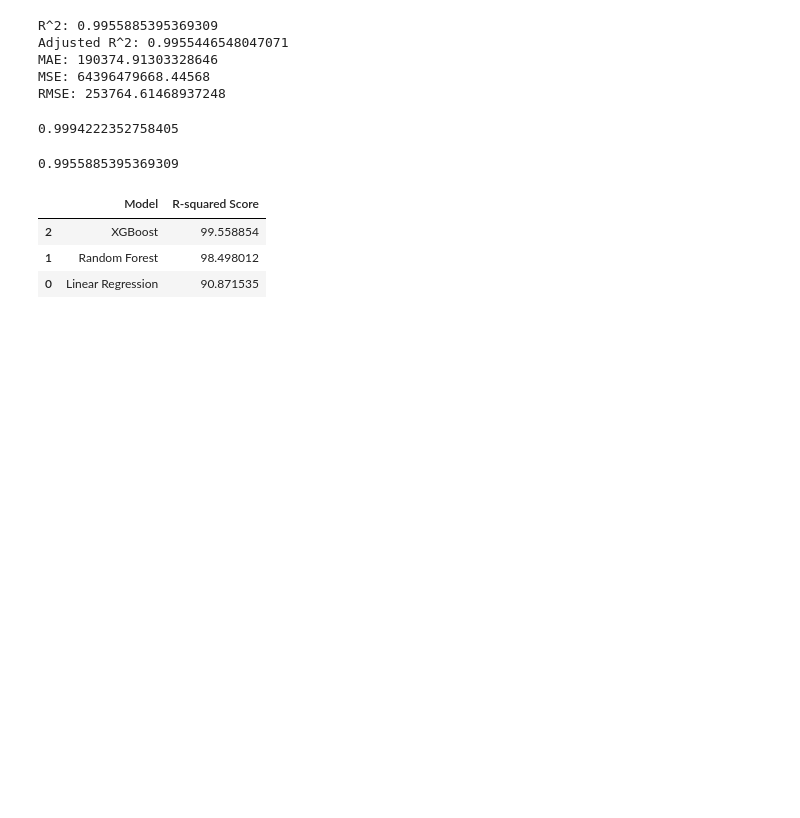
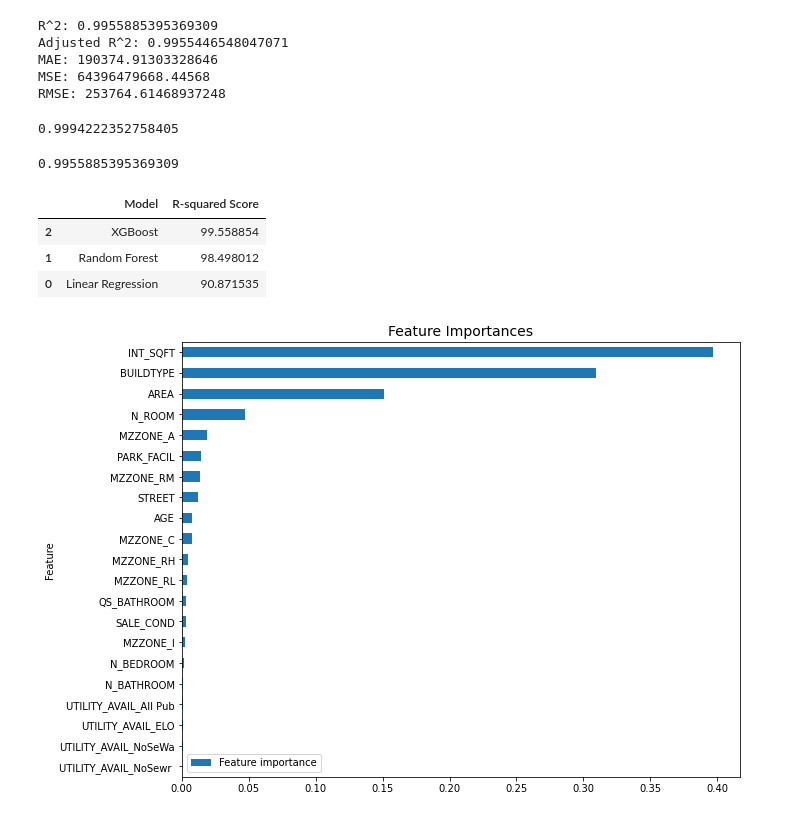
Before and after one commit to Harish-aditya/House-price-prediction, a Jupyter notebook: House_price_prediction.ipynb, the cells around one changed output. Cells and saved outputs as stored; diff of their text form; code cells hidden in the pictures; blank space fills up the shorter version.

Commit message:
Finished Feature importance

```diff
--- a/House_price_prediction.ipynb
+++ b/House_price_prediction.ipynb
@@ -1408,3 +1408,15 @@ models.sort_values(by='R-squared Score', ascending=False)
 | 2 | XGBoost | 99.558854 |
 | 1 | Random Forest | 98.498012 |
 | 0 | Linear Regression | 90.871535 |
+# %%
+feature_cols = X.columns.tolist()
+# %%
+# Plot feature importance of selected model - Random Forest
+fea_df = pd.DataFrame({'Feature':feature_cols, 'Feature importance':reg.feature_importances_})
+fea_df = fea_df.sort_values(by='Feature importance')
+
+fig, ax = plt.subplots(figsize=(10,8))
+fea_df.plot.barh(x='Feature', y='Feature importance', ax=ax)
+plt.title('Feature Importances', fontsize=14);
+# %% [output]
+[figure, added]
```
Also changed, not shown: parts of 3 cells of this notebook.
